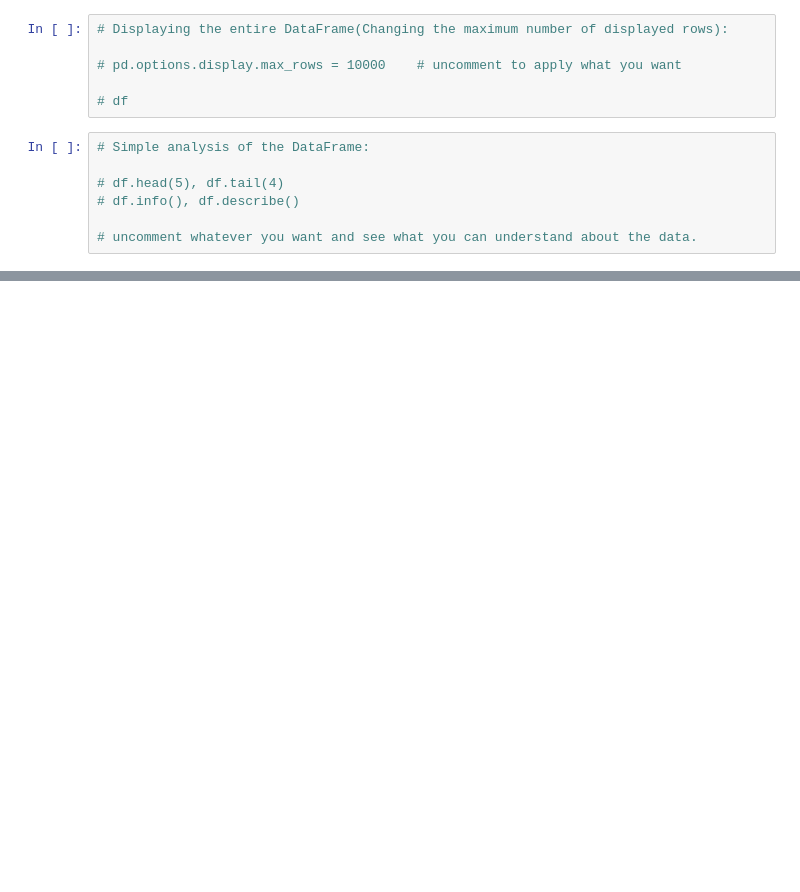
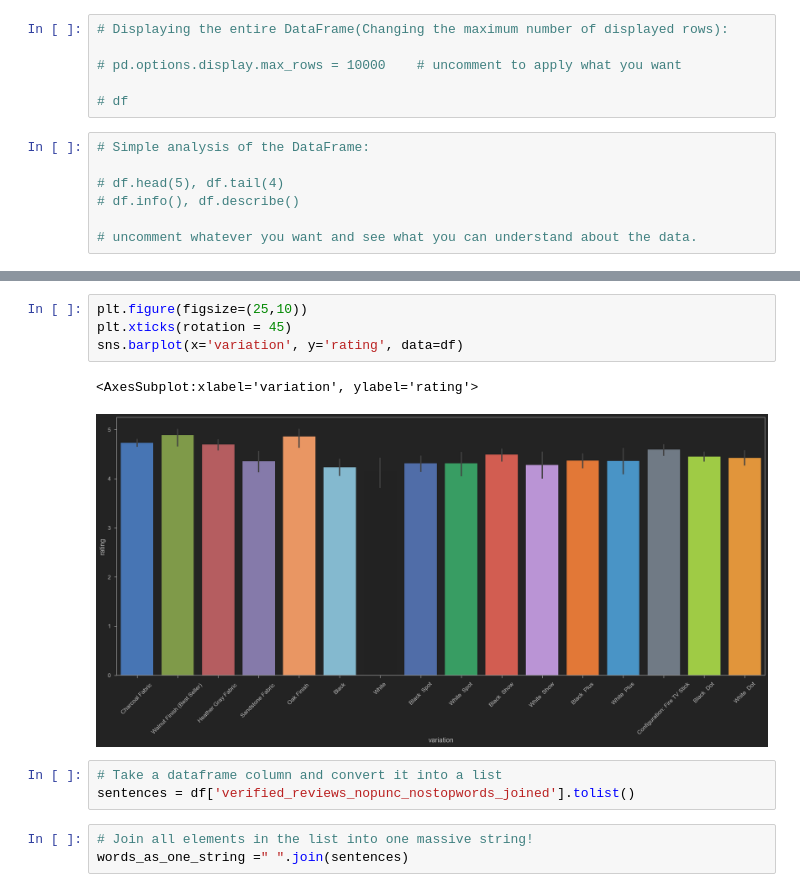
Before and after one commit to HashemRawashdeh/Study, a Jupyter notebook: Data Science/Exploratory Data Analysis/Explatory Data Analysis.ipynb, the cells around one changed output, grey strips where cells are left out. Drawn from its saved outputs; the diff is of its cells as text; blank space fills up the shorter version.

```diff
--- a/Data Science/Exploratory Data Analysis/Explatory Data Analysis.ipynb
+++ b/Data Science/Exploratory Data Analysis/Explatory Data Analysis.ipynb
@@ -406,0 +1469,13 @@ df
+# %%
+plt.figure(figsize=(25,10))
+plt.xticks(rotation = 45)
+sns.barplot(x='variation', y='rating', data=df)
+# %% [output]
+<AxesSubplot:xlabel='variation', ylabel='rating'>
+[figure, added]
+# %%
+# Take a dataframe column and convert it into a list
+sentences = df['verified_reviews_nopunc_nostopwords_joined'].tolist()
+# %%
+# Join all elements in the list into one massive string!
+words_as_one_string =" ".join(sentences)
```
Also changed, not shown: parts of 115 cells of this notebook, 3 other files.
